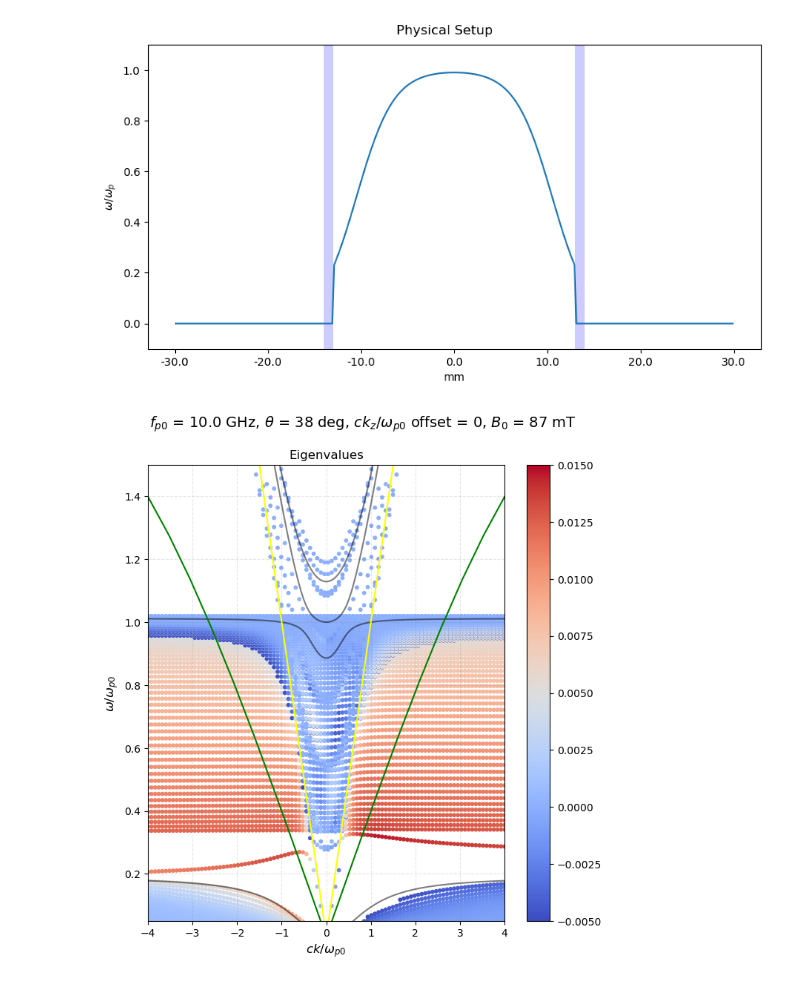
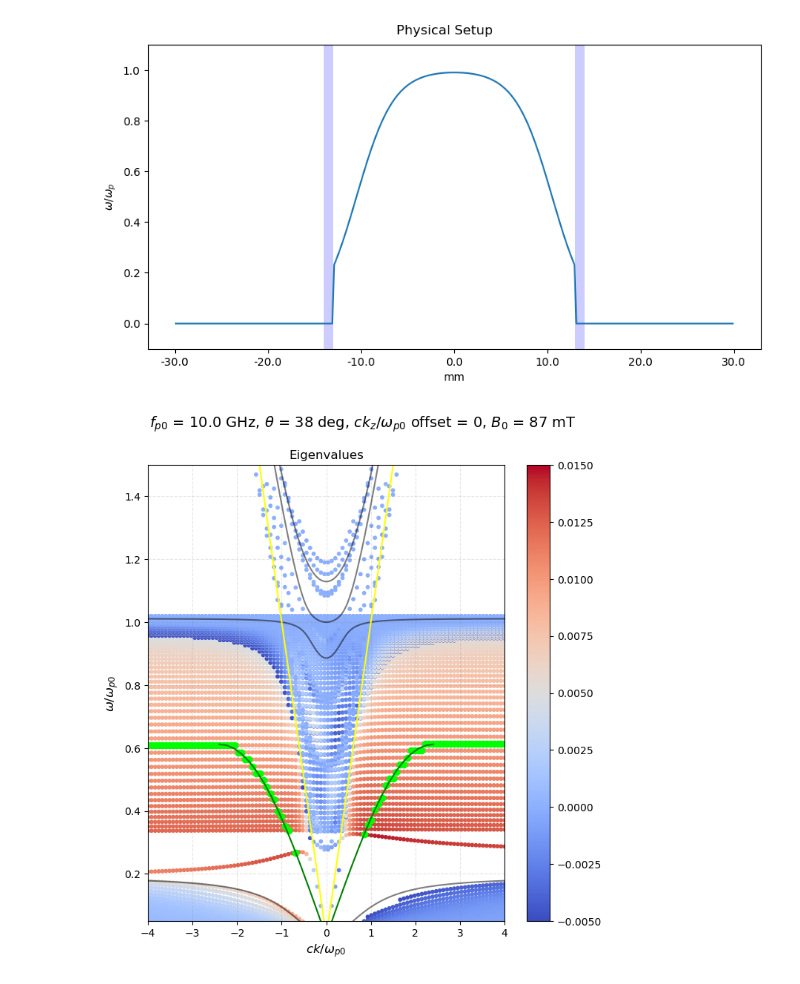
Before and after one commit to declanmz/PlasmaEdgeModes, a Jupyter notebook: EdgePlotting.ipynb, the cells around one changed output. Saved outputs shown, nothing was run; the diff lists cells and outputs as text; code cells hidden in the pictures.

Commit message:
working intersection finding code and plotting. Still need to add in extra data about the Eavg, Estd, Emax for each intersection point so I can later plot from that

```diff
--- a/EdgePlotting.ipynb
+++ b/EdgePlotting.ipynb
@@ -66,3 +66,13 @@ evals_list = list(map(np.array, jsondata['evals_list']))
 Eavg_list = list(map(np.array, jsondata['Eavg_list']))
 Estd_list = list(map(np.array, jsondata['Estd_list']))
 Emax_list = list(map(np.array, jsondata['Emax_list']))
+
+try:
+    wgNeg_k0list = np.asarray(jsondata['wgNeg_k0list'])
+    wgNeg_distanceList = np.asarray(jsondata['wgNeg_distanceList'])
+    wgNeg_evalList = np.asarray(jsondata['wgNeg_evalList'])
+    wgPos_k0list = np.asarray(jsondata['wgPos_k0list'])
+    wgPos_distanceList = np.asarray(jsondata['wgPos_distanceList'])
+    wgPos_evalList = np.asarray(jsondata['wgPos_evalList'])
+except:
+    print("No waveguide data")
@@ -117,7 +138,8 @@ lightline = [np.sqrt(ky0line[i]**2 + kz0line[i]**2) for i in range(dots)]
 
 #Waveguide dispersion
 dwg = 6.25e-3
-wpwg = 2 * np.pi * 3.5e9
+# wpwg = 2 * np.pi * 3.5e9
+wpwg = wp0
 kpwg = wpwg/c
 dispersionload = np.loadtxt("WaveguideDispersion/eps_4.txt")
 k0waveguide = dispersionload[:,0]/180 /dwg * np.pi / kpwg
@@ -132,31 +154,38 @@ fig.tight_layout(pad=2)
 fig.suptitle(r'$f_{p0}$' + ' = {} GHz,'.format(fp0 / 1e9) + r' $\theta$ = ' + '{} deg,'.format(thetadegs) + r' $c k_z / \omega_{p0}$ offset'+ r' = {}, $B_0$ = {:.0f} mT'.format(kzoffset, B0 / 1e-3), size=14, y=1.05)
 
 
 axs['e'].set_title('Eigenvalues')
 axs['e'].set_xlabel(r'$c k / \omega_{p0}$', size=12)
 axs['e'].set_ylabel(r'$\omega / \omega_{p0}$', size=12)
 
 
 norm = plt.Normalize(negAvgColorBound, posAvgColorBound)
 for n in range(len(k0list)):
     sc = axs['e'].scatter([k0list[n] for i in evals_list[n]], evals_list[n].real / wp0, s=10,
                     c=Eavg_list[n], norm=norm, cmap='coolwarm')
 # axs['e'].scatter(k0list[k0id], evals_list[k0id][eval_n].real / wp0, marker='o', s=20, color='lime') #for highlighting
 axs['e'].grid(color='gray', linestyle='dashed', alpha=0.2)
 axs['e'].set_xlim([k0list[0], k0list[-1]])
 axs['e'].set_ylim([wmin / wp0, wmax / wp0])
 fig.colorbar(sc, ax=axs['e'], orientation='vertical')
 
 #Plot bulk modes as well
 for i in range(len(bulkLines)):
     axs['e'].plot(k0line, bulkLines[i], color='black', alpha=0.5)
 #the light line
 axs['e'].plot(k0line, lightline, color='yellow')
 
 #Plot waveguide dispersion
 axs['e'].plot(k0waveguide, w0waveguide, color='green')
 axs['e'].plot(-k0waveguide, w0waveguide, color='green')
 
+try:
+    #Plot waveguide intersection points
+    axs['e'].scatter(wgNeg_k0list, wgNeg_evalList.real/wp0, color='lime', marker='o')
+    axs['e'].scatter(wgPos_k0list, wgPos_evalList.real/wp0, color='lime', marker='o')
+except:
+    pass
+
 plt.show()
 # %% [output]
-[figure, old version]
+[figure, new version]
```
Also changed, not shown: parts of 1 cell of this notebook, 4 other files.
